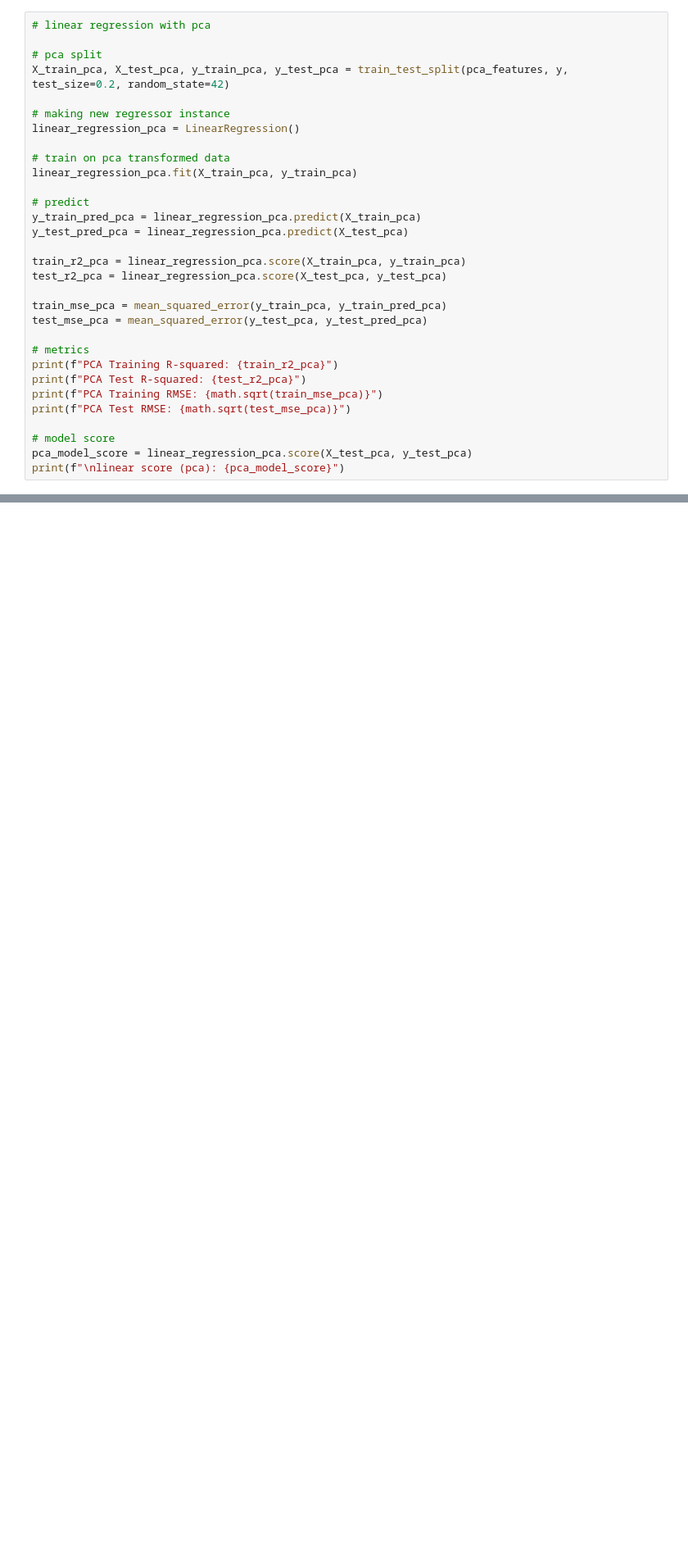
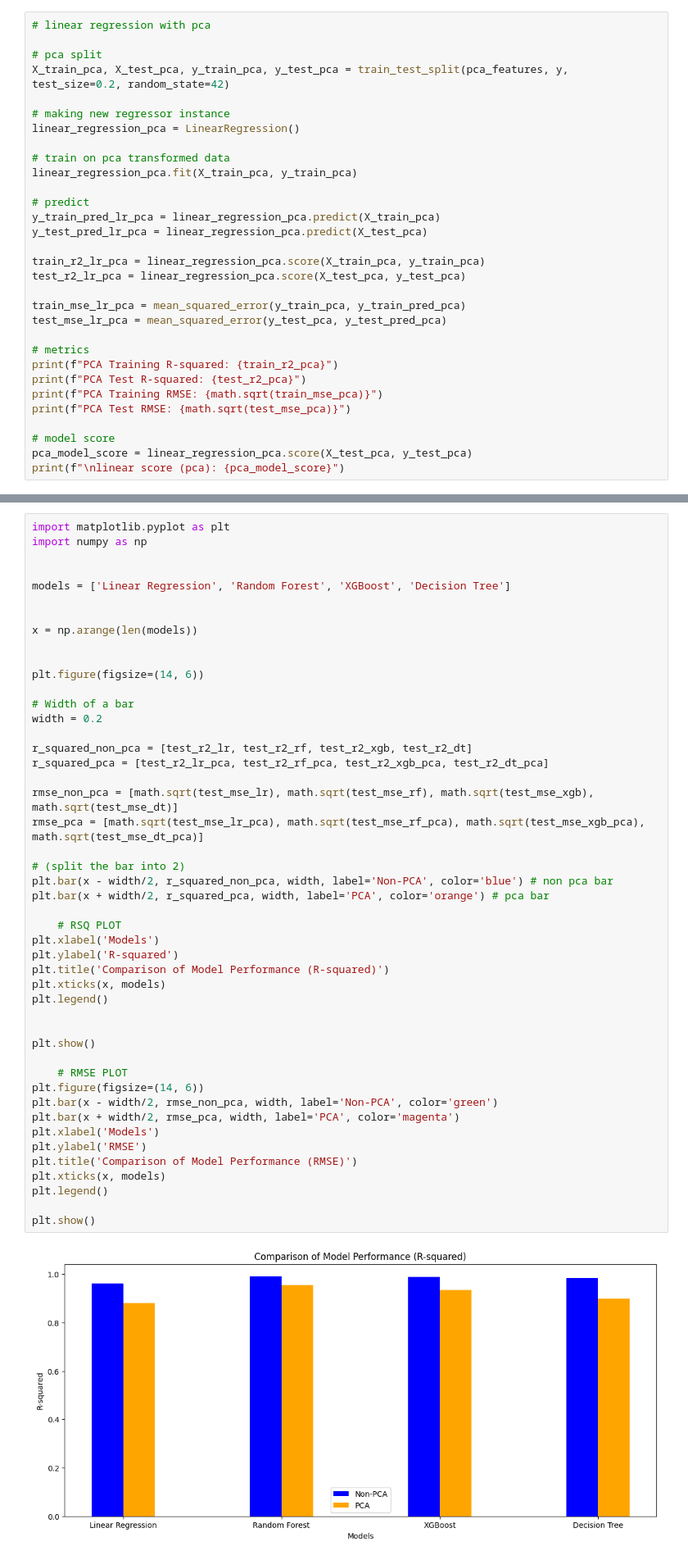
Before and after one commit to afeins19/PhillyHousingPricePredictor, a Jupyter notebook: models.ipynb, the cells around one changed output, grey strips where cells are left out. Shown at 82% size. Drawn from its saved outputs; the diff is of its cells as text; blank space fills up the shorter version.

Commit message:
reworked graphs

```diff
--- a/models.ipynb
+++ b/models.ipynb
@@ -794,14 +777,14 @@ linear_regression_pca = LinearRegression()
 linear_regression_pca.fit(X_train_pca, y_train_pca)
 
 # predict
-y_train_pred_pca = linear_regression_pca.predict(X_train_pca)
-y_test_pred_pca = linear_regression_pca.predict(X_test_pca)
+y_train_pred_lr_pca = linear_regression_pca.predict(X_train_pca)
+y_test_pred_lr_pca = linear_regression_pca.predict(X_test_pca)
 
-train_r2_pca = linear_regression_pca.score(X_train_pca, y_train_pca)
-test_r2_pca = linear_regression_pca.score(X_test_pca, y_test_pca)
+train_r2_lr_pca = linear_regression_pca.score(X_train_pca, y_train_pca)
+test_r2_lr_pca = linear_regression_pca.score(X_test_pca, y_test_pca)
 
-train_mse_pca = mean_squared_error(y_train_pca, y_train_pred_pca)
-test_mse_pca = mean_squared_error(y_test_pca, y_test_pred_pca)
+train_mse_lr_pca = mean_squared_error(y_train_pca, y_train_pred_pca)
+test_mse_lr_pca = mean_squared_error(y_test_pca, y_test_pred_pca)
 
 # metrics
 print(f"PCA Training R-squared: {train_r2_pca}")
@@ -897,0 +1032,49 @@ Decision Tree Score (pca): 0.984323124306433
+# %%
+import matplotlib.pyplot as plt
+import numpy as np
+
+
+models = ['Linear Regression', 'Random Forest', 'XGBoost', 'Decision Tree']
+
+
+x = np.arange(len(models))
+
+
+plt.figure(figsize=(14, 6))
+
+# Width of a bar
+width = 0.2
+
+r_squared_non_pca = [test_r2_lr, test_r2_rf, test_r2_xgb, test_r2_dt]
+r_squared_pca = [test_r2_lr_pca, test_r2_rf_pca, test_r2_xgb_pca, test_r2_dt_pca]
+
+rmse_non_pca = [math.sqrt(test_mse_lr), math.sqrt(test_mse_rf), math.sqrt(test_mse_xgb), math.sqrt(test_mse_dt)]
+rmse_pca = [math.sqrt(test_mse_lr_pca), math.sqrt(test_mse_rf_pca), math.sqrt(test_mse_xgb_pca), math.sqrt(test_mse_dt_pca)]
+
+# (split the bar into 2)
+plt.bar(x - width/2, r_squared_non_pca, width, label='Non-PCA', color='blue') # non pca bar
+plt.bar(x + width/2, r_squared_pca, width, label='PCA', color='orange') # pca bar
+
+    # RSQ PLOT
+plt.xlabel('Models')
+plt.ylabel('R-squared')
+plt.title('Comparison of Model Performance (R-squared)')
+plt.xticks(x, models)
+plt.legend()
+
+
+plt.show()
+
+    # RMSE PLOT
+plt.figure(figsize=(14, 6))
+plt.bar(x - width/2, rmse_non_pca, width, label='Non-PCA', color='green')
+plt.bar(x + width/2, rmse_pca, width, label='PCA', color='magenta')
+plt.xlabel('Models')
+plt.ylabel('RMSE')
+plt.title('Comparison of Model Performance (RMSE)')
+plt.xticks(x, models)
+plt.legend()
+
+plt.show()
+# %% [output]
+[figure, added]
```
Also changed, not shown: parts of 16 cells of this notebook.
